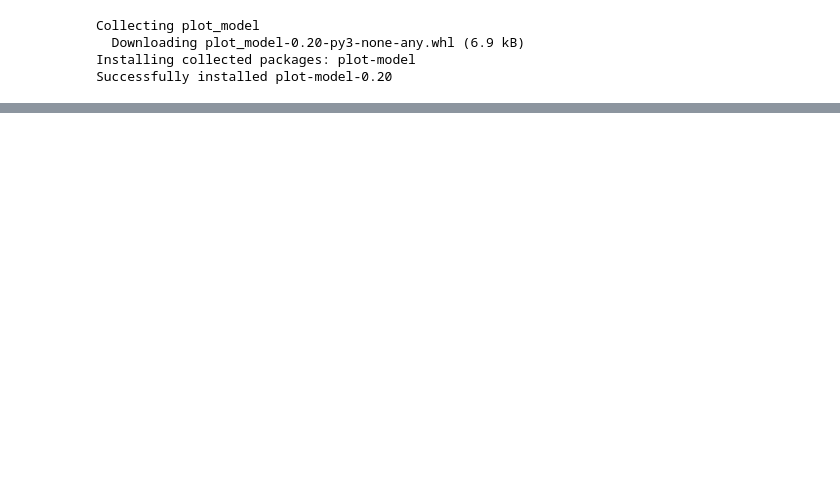
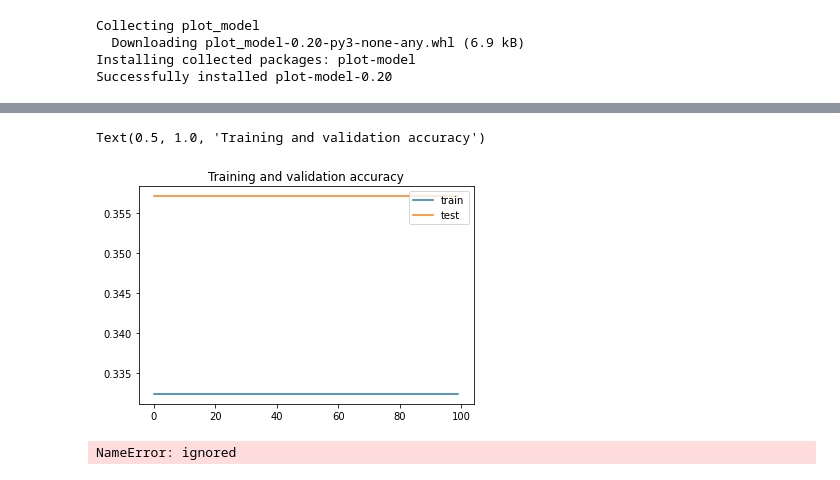
Before and after one commit to shyamsparrow/Jan-G4---NLP-Chatbot, a Jupyter notebook: Capstone_NLP_Chatbot_Jan_A_G4.ipynb, the cells around one changed output, grey strips where cells are left out. Drawn from its saved outputs; the diff is of its cells as text; code cells hidden in the pictures; blank space fills up the shorter version.

```diff
--- a/Capstone_NLP_Chatbot_Jan_A_G4.ipynb
+++ b/Capstone_NLP_Chatbot_Jan_A_G4.ipynb
@@ -712,0 +769,23 @@ show_layer_names=True, rankdir='TB', expand_nested=False, dpi=96)
+# %%
+# plot accuracy learning curves
+plt.plot(epochs, training_history.history['acc'], label = 'train')
+plt.plot(epochs, training_history.history['val_acc'], label = 'test')
+plt.legend(loc = 'upper right')
+plt.title ('Training and validation accuracy')
+# %% [output]
+Text(0.5, 1.0, 'Training and validation accuracy')
+[figure, added]
+# %%
+lstm_model_json = lstm_model.to_json()
+with open("model.json", "w") as json_file:
+    json_file.write(model_json)
+
+# serialize weights to HDF5
+model.save_weights("model.h5")
+print("Saved model weights to disk")
+
+# Save the model in h5 format
+model.save("finalized_keras_model.h5")
+print("Saved model to disk")
+# %% [output]
+NameError: ignored
```
Also changed, not shown: parts of 8 cells of this notebook.
